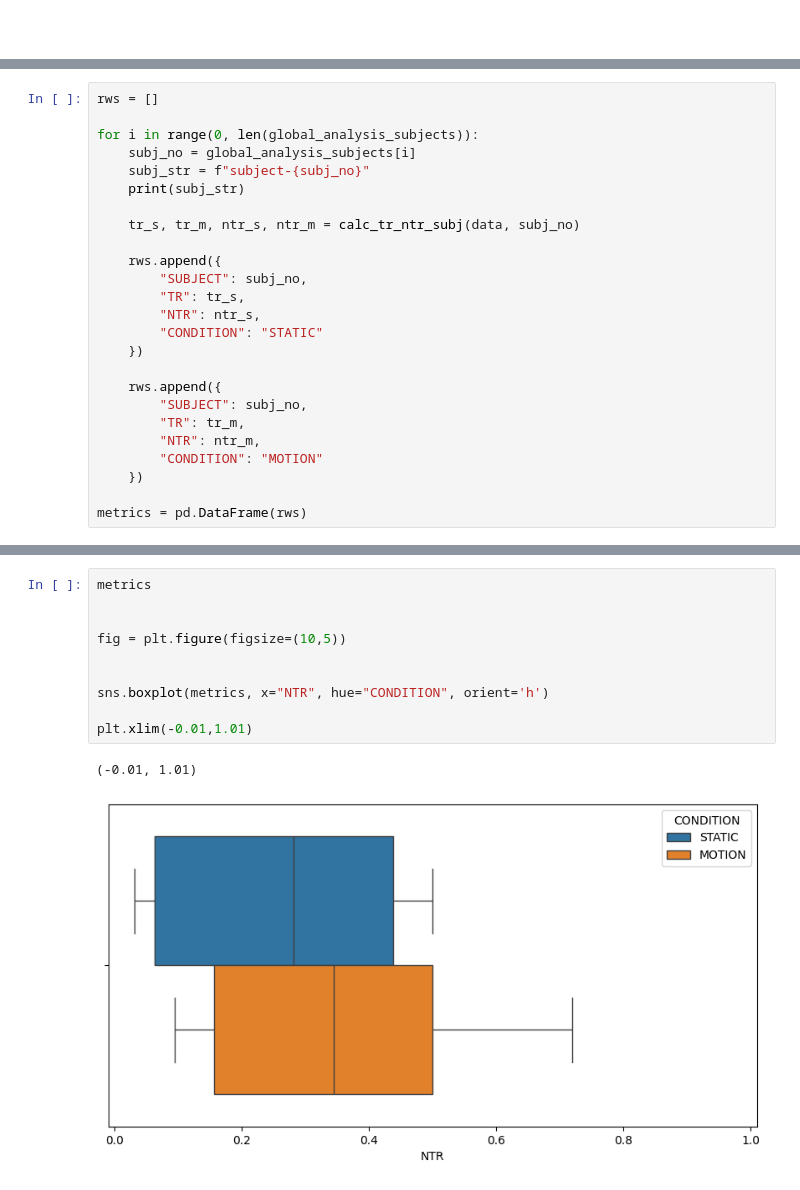
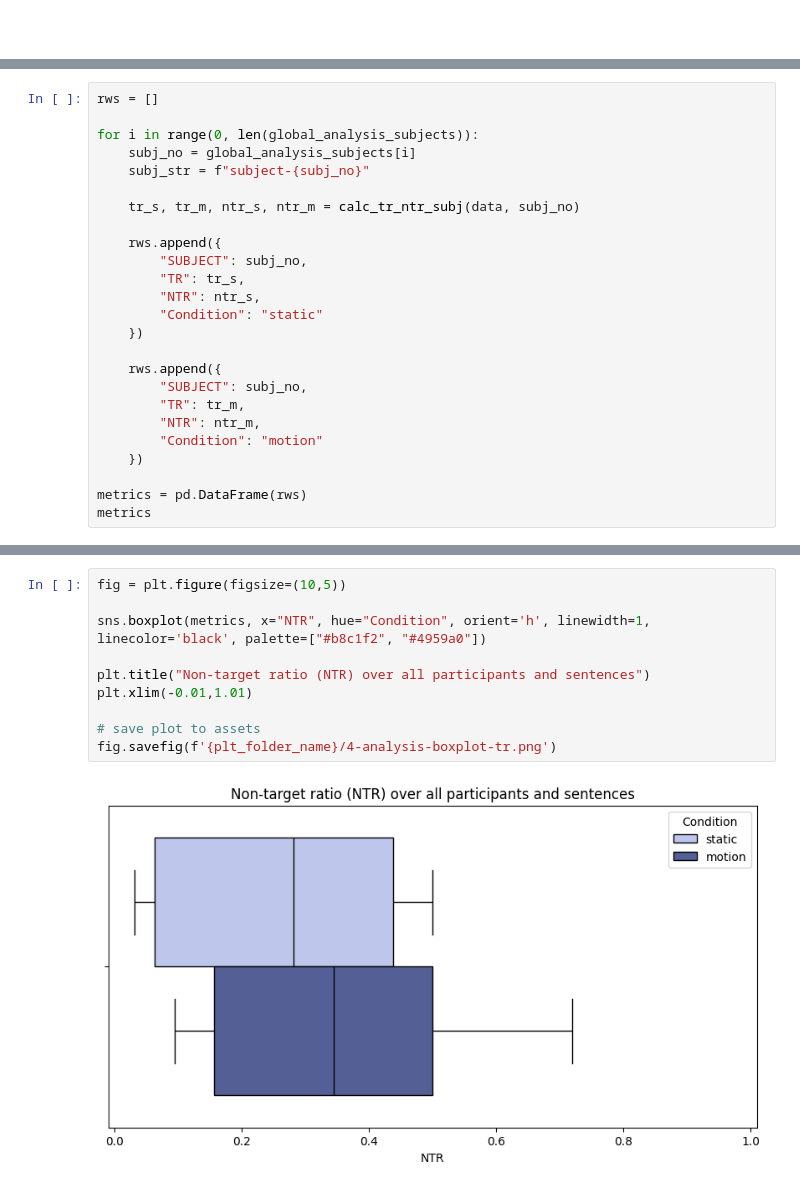
Before and after one commit to cleresk/sub-team-cat, a Jupyter notebook: scripts/analysis-global.ipynb, the cells around one changed output, grey strips where cells are left out. Cells and saved outputs as stored; diff of their text form.

```diff
--- a/scripts/analysis-global.ipynb
+++ b/scripts/analysis-global.ipynb
@@ -381,7 +362,6 @@ rws = []
 for i in range(0, len(global_analysis_subjects)):
     subj_no = global_analysis_subjects[i]
     subj_str = f"subject-{subj_no}"
-    print(subj_str)
 
     tr_s, tr_m, ntr_s, ntr_m = calc_tr_ntr_subj(data, subj_no)
 
@@ -389,15 +369,16 @@ for i in range(0, len(global_analysis_subjects)):
         "SUBJECT": subj_no,
         "TR": tr_s,
         "NTR": ntr_s,
-        "CONDITION": "STATIC"
+        "Condition": "static"
     })
 
     rws.append({
         "SUBJECT": subj_no,
         "TR": tr_m,
         "NTR": ntr_m,
-        "CONDITION": "MOTION"
+        "Condition": "motion"
     })
 
 metrics = pd.DataFrame(rws)
+metrics
 # %% [output]
@@ -504,13 +462,12 @@ plt.xlim(-0.01,1.01)
 # %%
-metrics
-
-
 fig = plt.figure(figsize=(10,5))
 
+sns.boxplot(metrics, x="NTR", hue="Condition", orient='h', linewidth=1, linecolor='black', palette=["#b8c1f2", "#4959a0"])
 
-sns.boxplot(metrics, x="NTR", hue="CONDITION", orient='h')
+plt.title("Non-target ratio (NTR) over all participants and sentences")
+plt.xlim(-0.01,1.01)
 
-plt.xlim(-0.01,1.01)
+# save plot to assets
+fig.savefig(f'{plt_folder_name}/4-analysis-boxplot-tr.png')
 # %% [output]
-(-0.01, 1.01)
-[figure, old version]
+[figure, new version]
```
Also changed, not shown: parts of 12 cells of this notebook.
